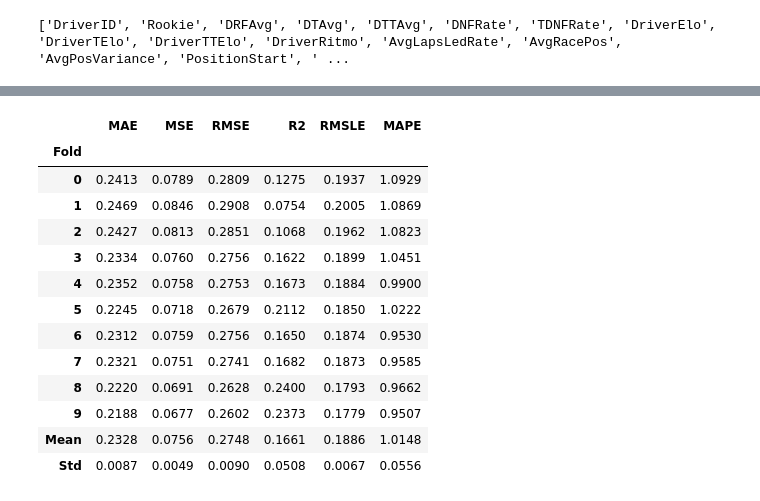
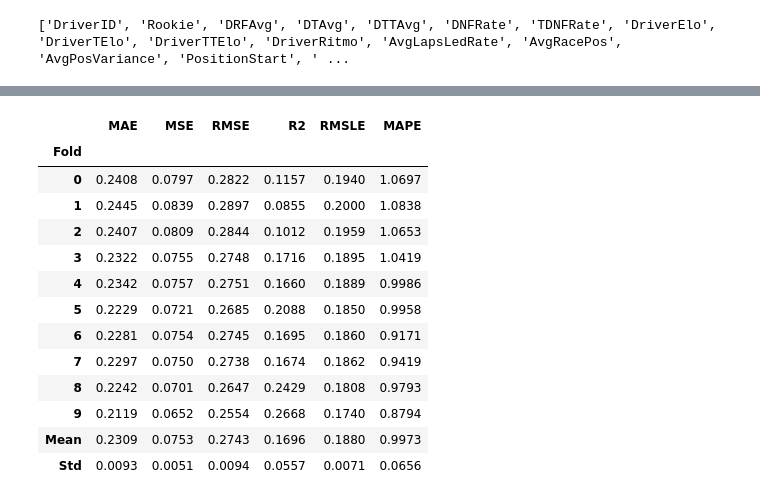
Before and after one commit to Lemaque14/Sports-Prediction-System, a Jupyter notebook: IndyCar/MLModel_IndyCar.ipynb, the cells around one changed output, grey strips where cells are left out. Saved outputs shown, nothing was run; the diff lists cells and outputs as text; code cells hidden in the pictures.

```diff
--- a/IndyCar/MLModel_IndyCar.ipynb
+++ b/IndyCar/MLModel_IndyCar.ipynb
@@ -725,21 +750,21 @@ newpred10 = predict_model(blend5_tune, data=data_unseen)
 # %%
-blend6 = blend_models([lgbm_tune, gbr_tune, rf_tune])
+blend6 = blend_models([lgbm_tune, gbr, rf_tune])
 # %% [output]
 [interactive output not drawn]
 |  | MAE | MSE | RMSE | R2 | RMSLE | MAPE |
 | Fold |  |  |  |  |  |  |
-| 0 | 0.2413 | 0.0789 | 0.2809 | 0.1275 | 0.1937 | 1.0929 |
-| 1 | 0.2469 | 0.0846 | 0.2908 | 0.0754 | 0.2005 | 1.0869 |
-| 2 | 0.2427 | 0.0813 | 0.2851 | 0.1068 | 0.1962 | 1.0823 |
-| 3 | 0.2334 | 0.0760 | 0.2756 | 0.1622 | 0.1899 | 1.0451 |
-| 4 | 0.2352 | 0.0758 | 0.2753 | 0.1673 | 0.1884 | 0.9900 |
-| 5 | 0.2245 | 0.0718 | 0.2679 | 0.2112 | 0.1850 | 1.0222 |
-| 6 | 0.2312 | 0.0759 | 0.2756 | 0.1650 | 0.1874 | 0.9530 |
-| 7 | 0.2321 | 0.0751 | 0.2741 | 0.1682 | 0.1873 | 0.9585 |
-| 8 | 0.2220 | 0.0691 | 0.2628 | 0.2400 | 0.1793 | 0.9662 |
-| 9 | 0.2188 | 0.0677 | 0.2602 | 0.2373 | 0.1779 | 0.9507 |
-| Mean | 0.2328 | 0.0756 | 0.2748 | 0.1661 | 0.1886 | 1.0148 |
-| Std | 0.0087 | 0.0049 | 0.0090 | 0.0508 | 0.0067 | 0.0556 |
+| 0 | 0.2408 | 0.0797 | 0.2822 | 0.1157 | 0.1940 | 1.0697 |
+| 1 | 0.2445 | 0.0839 | 0.2897 | 0.0855 | 0.2000 | 1.0838 |
+| 2 | 0.2407 | 0.0809 | 0.2844 | 0.1012 | 0.1959 | 1.0653 |
+| 3 | 0.2322 | 0.0755 | 0.2748 | 0.1716 | 0.1895 | 1.0419 |
+| 4 | 0.2342 | 0.0757 | 0.2751 | 0.1660 | 0.1889 | 0.9986 |
+| 5 | 0.2229 | 0.0721 | 0.2685 | 0.2088 | 0.1850 | 0.9958 |
+| 6 | 0.2281 | 0.0754 | 0.2745 | 0.1695 | 0.1860 | 0.9171 |
+| 7 | 0.2297 | 0.0750 | 0.2738 | 0.1674 | 0.1862 | 0.9419 |
+| 8 | 0.2242 | 0.0701 | 0.2647 | 0.2429 | 0.1808 | 0.9793 |
+| 9 | 0.2119 | 0.0652 | 0.2554 | 0.2668 | 0.1740 | 0.8794 |
+| Mean | 0.2309 | 0.0753 | 0.2743 | 0.1696 | 0.1880 | 0.9973 |
+| Std | 0.0093 | 0.0051 | 0.0094 | 0.0557 | 0.0071 | 0.0656 |
 [interactive output not drawn]
 # %%
 blend6_tune = tune_model(blend6)
```
Also changed, not shown: parts of 75 cells of this notebook, 6 other files.
